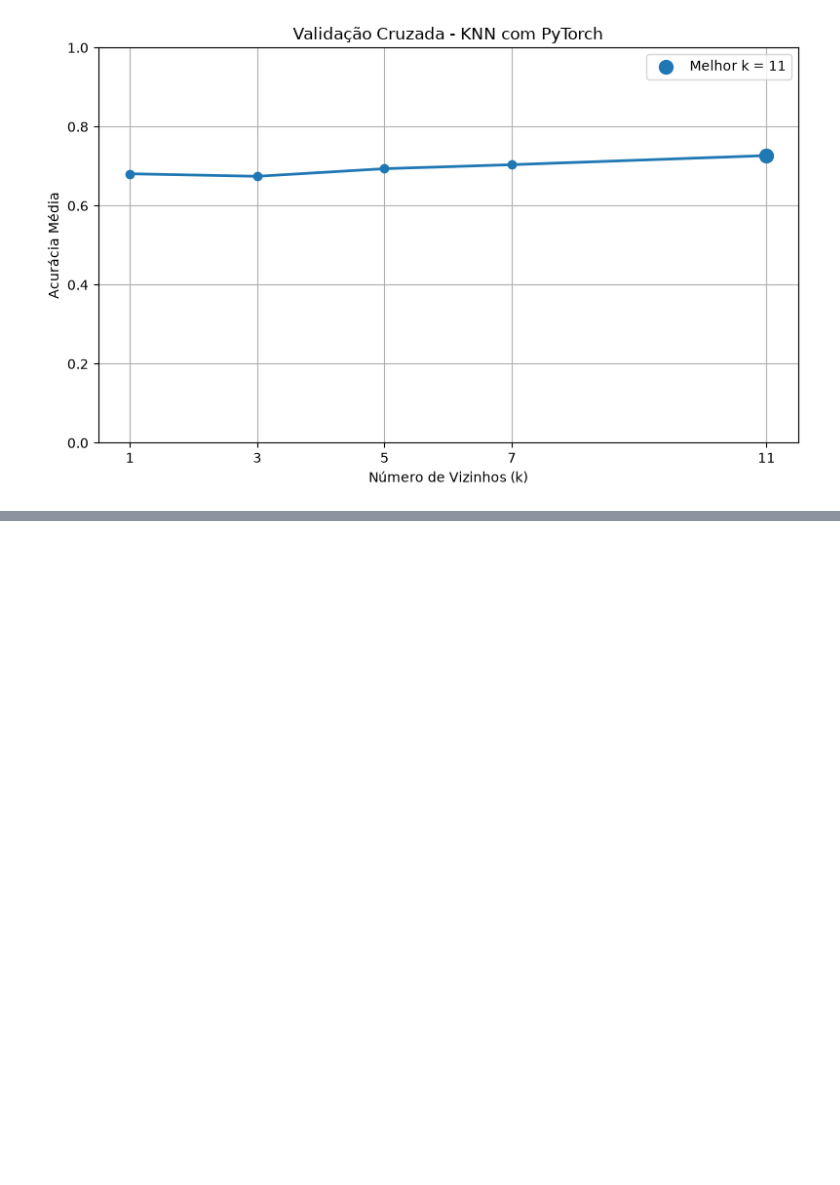
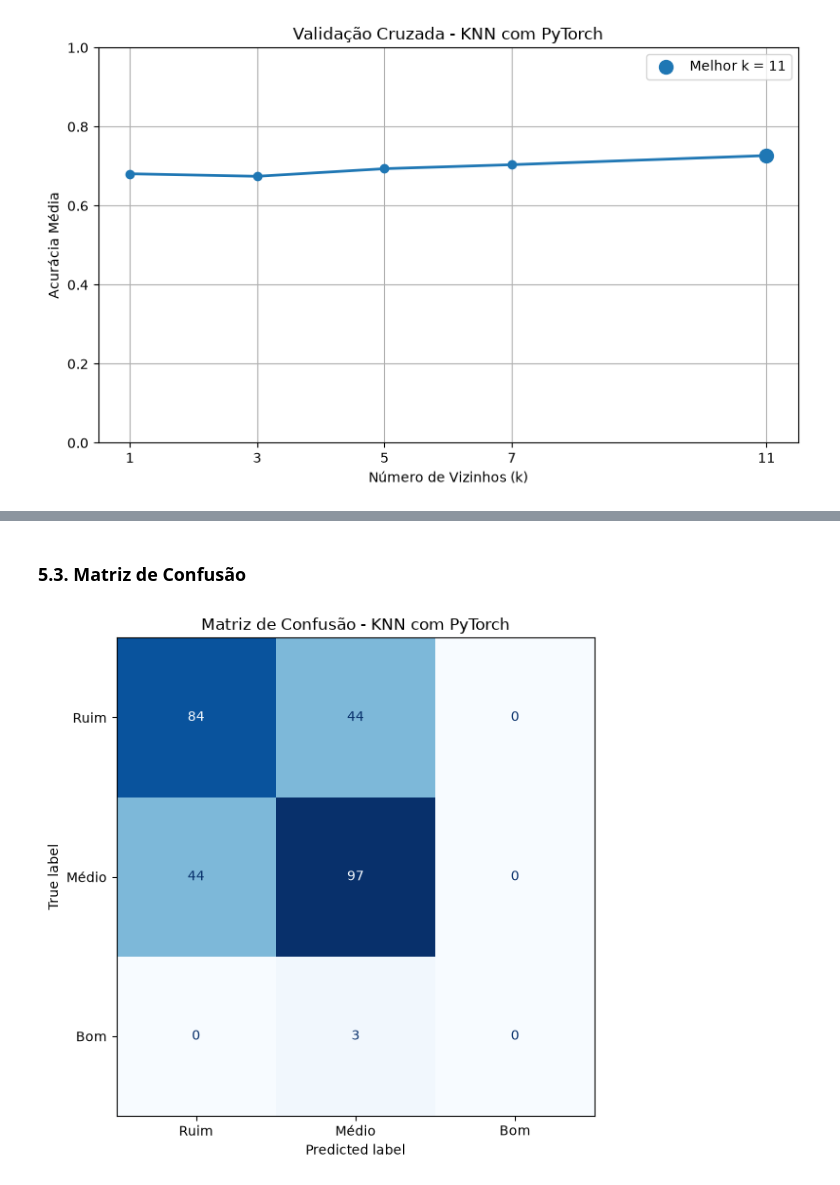
Before and after one commit to Pedrollucas/Sistemas-Inteligentes, a Jupyter notebook: notebooks/03_knn.ipynb, the cells around one changed output, grey strips where cells are left out. Drawn from its saved outputs; the diff is of its cells as text; code cells hidden in the pictures; blank space fills up the shorter version.

Commit message:
feat: avalia KNN com metricas por classe e matriz de confusao

```diff
--- a/notebooks/03_knn.ipynb
+++ b/notebooks/03_knn.ipynb
@@ -561,0 +663,36 @@ figuras.mkdir(exist_ok=True)
+# %% [markdown]
+### 5.3. Matriz de Confusão
+# %%
+from sklearn.metrics import (
+    confusion_matrix,
+    ConfusionMatrixDisplay
+)
+
+# Calculando a matriz de confusão
+matriz = confusion_matrix(
+    y_real,
+    y_pred,
+    labels=[0, 1, 2]
+)
+
+# Configurando a visualização
+disp = ConfusionMatrixDisplay(
+    confusion_matrix=matriz,
+    display_labels=["Ruim", "Médio", "Bom"]
+)
+
+fig, ax = plt.subplots(figsize=(8, 6))
+
+disp.plot(
+    cmap="Blues",
+    values_format="d",
+    ax=ax,
+    colorbar=False
+)
+
+plt.title("Matriz de Confusão - KNN com PyTorch")
+plt.tight_layout()
+plt.savefig(figuras / "08_knn_matriz_confusao.png", dpi=300, bbox_inches="tight")
+plt.show()
+# %% [output]
+[figure, added]
```
Also changed, not shown: parts of 8 cells of this notebook, 1 other file.
